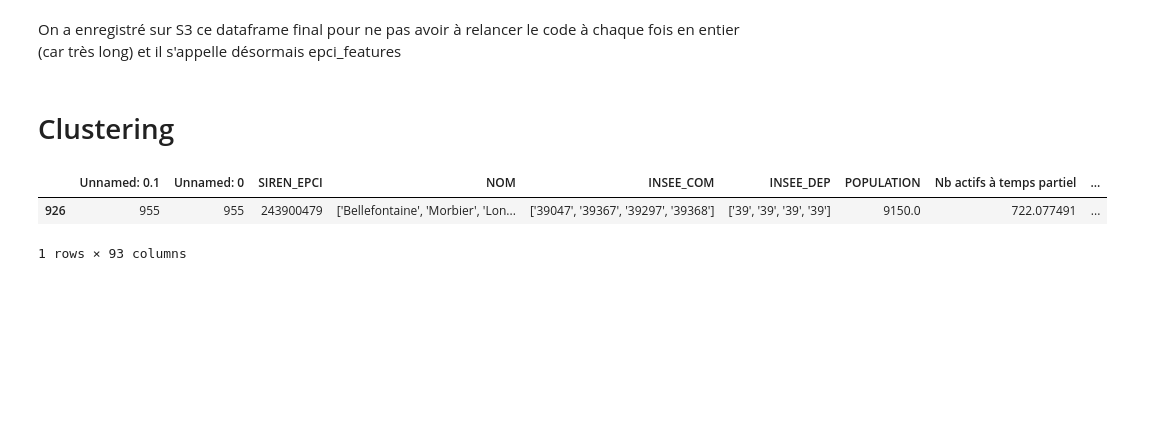
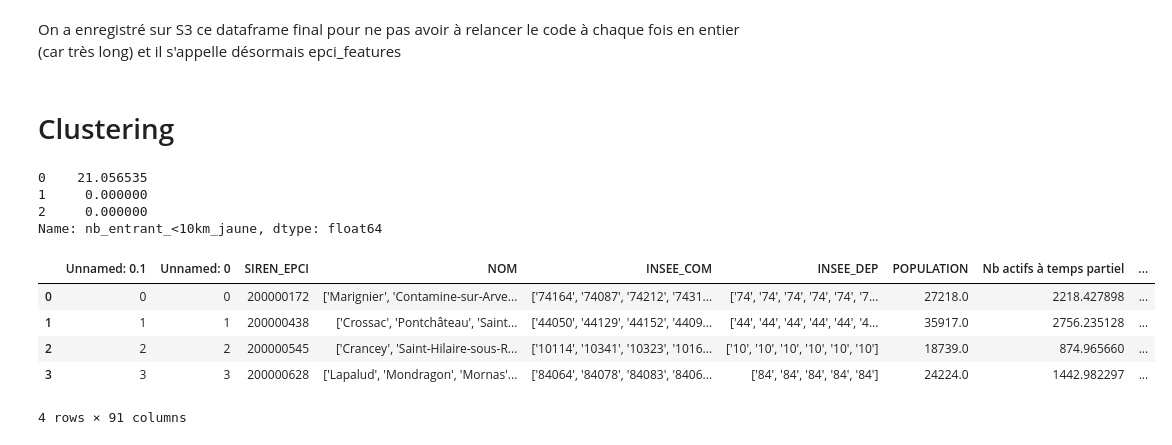
Before and after one commit to Qntouille/statapp, a Jupyter notebook: stat_desc_mobpro2.ipynb, the cells around one changed output. Saved outputs shown, nothing was run; the diff lists cells and outputs as text; code cells hidden in the pictures; blank space fills up the shorter version.

```diff
--- a/stat_desc_mobpro2.ipynb
+++ b/stat_desc_mobpro2.ipynb
@@ -307,10 +345,29 @@ gdf_epci_metropole_enrichi.head()
 On a enregistré sur S3 ce dataframe final pour ne pas avoir à relancer le code à chaque fois en entier (car très long) et il s'appelle désormais epci_features
 # %% [markdown]
 # Clustering
-# %%
-epci_features.sample()
-# %% [output]
-|  | Unnamed: 0.1 | Unnamed: 0 | SIREN_EPCI | NOM | INSEE_COM | INSEE_DEP | POPULATION | Nb actifs à temps partiel | ... |
-| 926 | 955 | 955 | 243900479 | ['Bellefontaine', 'Morbier', 'Lon... | ['39047', '39367', '39297', '39368'] | ['39', '39', '39', '39'] | 9150.0 | 722.077491 | ... |
-1 rows × 93 columns
+# %%
+import s3fs
+
+fs = s3fs.S3FileSystem(client_kwargs={"endpoint_url": "https://minio.lab.sspcloud.fr"})
+MY_BUCKET = "williamolivier"
+FILE_PATH_S3_DEP = f"{MY_BUCKET}/diffusion/epci_features_2.csv"
+with fs.open(FILE_PATH_S3_DEP, "rb") as file_in_dep:
+    epci_features_2 = pd.read_csv(file_in_dep)
+
+# Vérification
+epci_features_2['nb_entrant_<10km_jaune'].head(3)
+# %% [output]
+0    21.056535
+1     0.000000
+2     0.000000
+Name: nb_entrant_<10km_jaune, dtype: float64
+# %%
+epci_features_2.head(4)
+# %% [output]
+|  | Unnamed: 0.1 | Unnamed: 0 | SIREN_EPCI | NOM | INSEE_COM | INSEE_DEP | POPULATION | Nb actifs à temps partiel | ... |
+| 0 | 0 | 0 | 200000172 | ['Marignier', 'Contamine-sur-Arve... | ['74164', '74087', '74212', '7431... | ['74', '74', '74', '74', '74', '7... | 27218.0 | 2218.427898 | ... |
+| 1 | 1 | 1 | 200000438 | ['Crossac', 'Pontchâteau', 'Saint... | ['44050', '44129', '44152', '4409... | ['44', '44', '44', '44', '44', '4... | 35917.0 | 2756.235128 | ... |
+| 2 | 2 | 2 | 200000545 | ['Crancey', 'Saint-Hilaire-sous-R... | ['10114', '10341', '10323', '1016... | ['10', '10', '10', '10', '10', '10'] | 18739.0 | 874.965660 | ... |
+| 3 | 3 | 3 | 200000628 | ['Lapalud', 'Mondragon', 'Mornas'... | ['84064', '84078', '84083', '8406... | ['84', '84', '84', '84', '84'] | 24224.0 | 1442.982297 | ... |
+4 rows × 91 columns
 # %%
```
Also changed, not shown: parts of 22 cells of this notebook, 1 other file.
